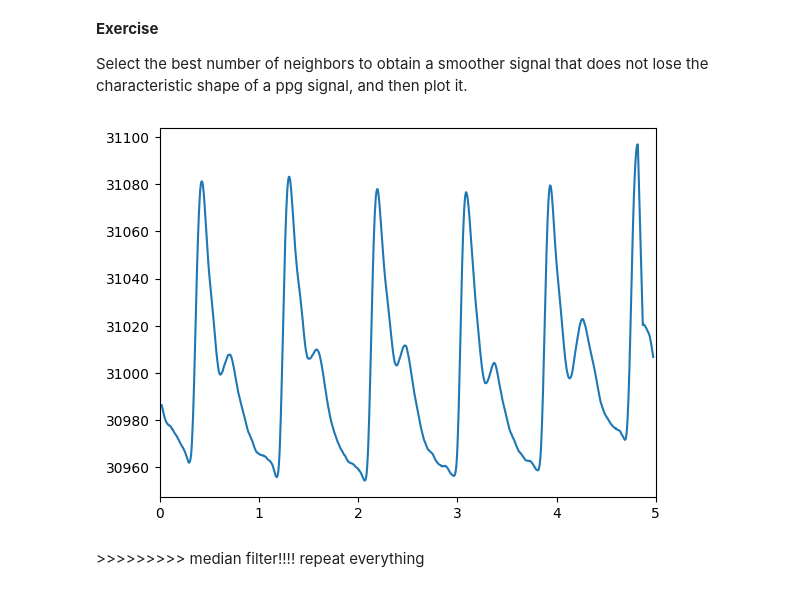
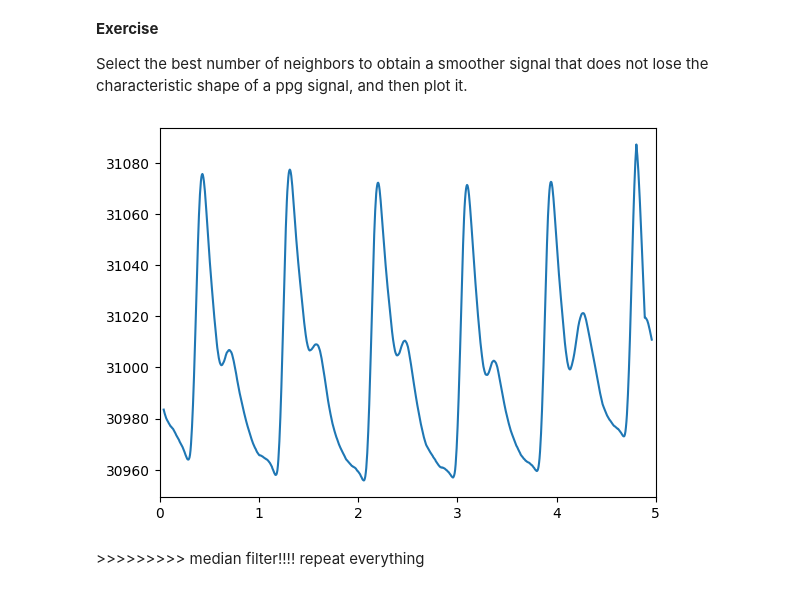
Before and after one commit to TheDataScienceLabs/DSLab_Probability, a Jupyter notebook: lab1.ipynb, the cells around one changed output. Saved outputs shown, nothing was run; the diff lists cells and outputs as text; code cells hidden in the pictures.

```diff
--- a/lab1.ipynb
+++ b/lab1.ipynb
@@ -224,13 +224,13 @@ Briefly explain what happens when you change the number of elements in the rolli
 
 Select the best number of neighbors to obtain a smoother signal that does not lose the characteristic shape of a ppg signal, and then plot it.
 # %%
-n = 10# Put the correct number of neighbors here
+n = 17# Put the correct number of neighbors here
 averaged = rolling_centered_average(y, n)
 plt.plot(t, averaged)
 plt.xlim(0, 5)
 plt.show()
 # %% [output]
-[figure, old version]
+[figure, new version]
 # %% [markdown]
 \>>>>>>>>> median filter!!!! repeat everything
 # %% [markdown]
```
Also changed, not shown: parts of 44 cells of this notebook.
